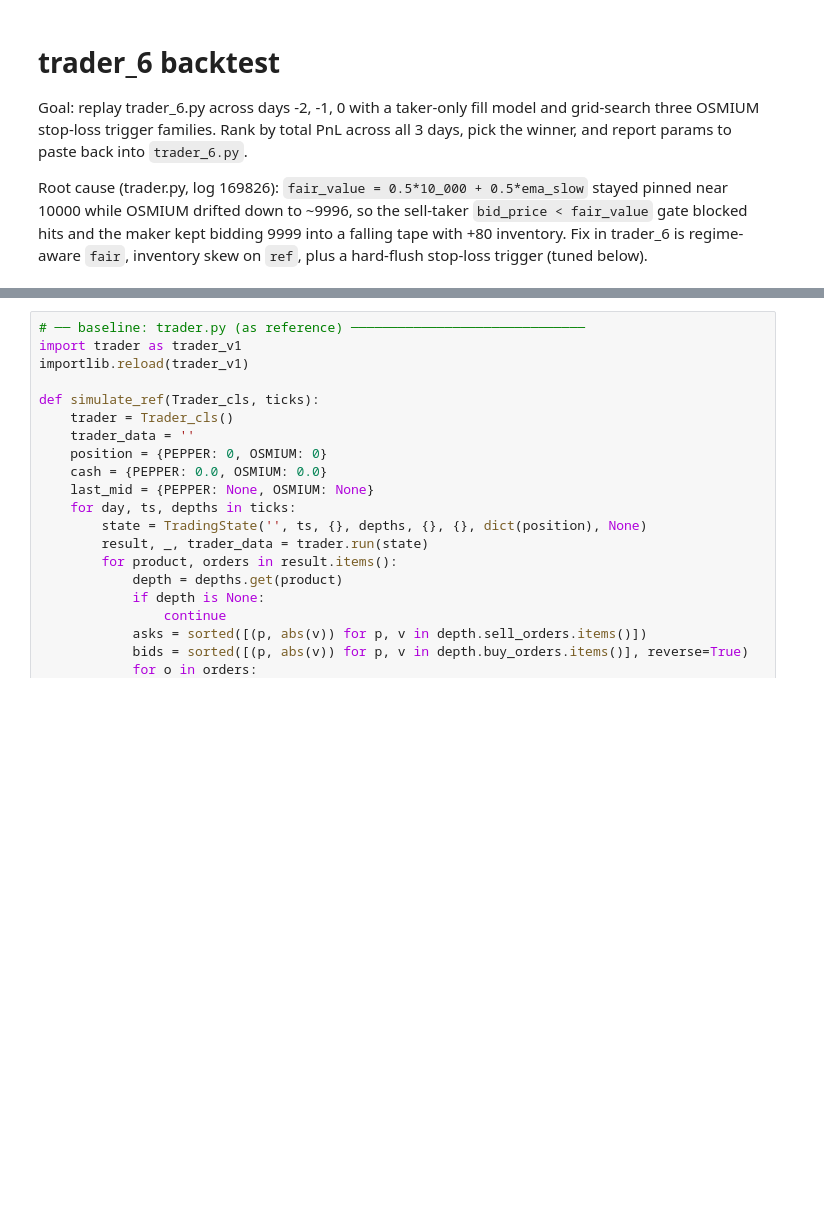
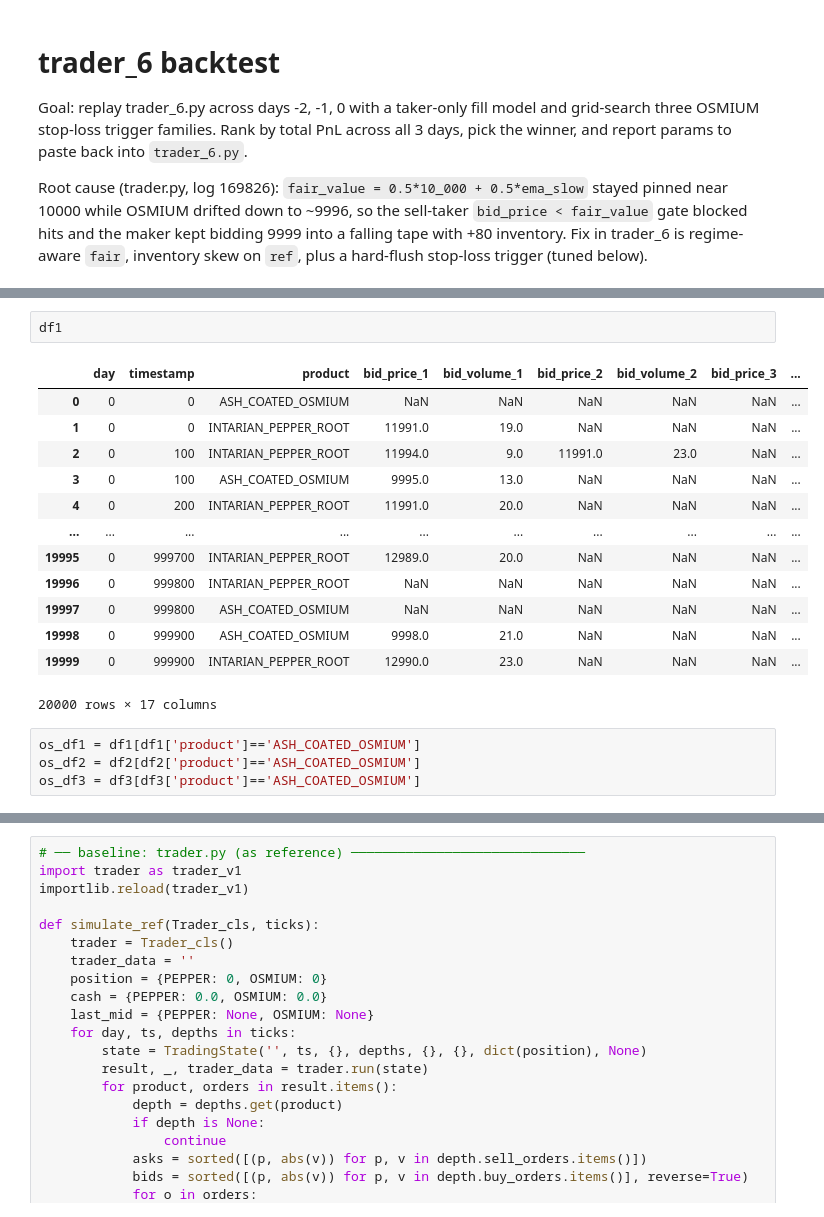
Before and after one commit to DevanshArora2002/IMC_Trading, a Jupyter notebook: Round_1/ROUND1/trader_6_backtest.ipynb, the cells around one changed output, grey strips where cells are left out. Cells and saved outputs as stored; diff of their text form; blank space fills up the shorter version.

```diff
--- a/Round_1/ROUND1/trader_6_backtest.ipynb
+++ b/Round_1/ROUND1/trader_6_backtest.ipynb
@@ -83,0 +92,20 @@ day 0: 10000 ticks
+# %%
+df1
+# %% [output]
+|  | day | timestamp | product | bid_price_1 | bid_volume_1 | bid_price_2 | bid_volume_2 | bid_price_3 | ... |
+| 0 | 0 | 0 | ASH_COATED_OSMIUM | NaN | NaN | NaN | NaN | NaN | ... |
+| 1 | 0 | 0 | INTARIAN_PEPPER_ROOT | 11991.0 | 19.0 | NaN | NaN | NaN | ... |
+| 2 | 0 | 100 | INTARIAN_PEPPER_ROOT | 11994.0 | 9.0 | 11991.0 | 23.0 | NaN | ... |
+| 3 | 0 | 100 | ASH_COATED_OSMIUM | 9995.0 | 13.0 | NaN | NaN | NaN | ... |
+| 4 | 0 | 200 | INTARIAN_PEPPER_ROOT | 11991.0 | 20.0 | NaN | NaN | NaN | ... |
+| ... | ... | ... | ... | ... | ... | ... | ... | ... | ... |
+| 19995 | 0 | 999700 | INTARIAN_PEPPER_ROOT | 12989.0 | 20.0 | NaN | NaN | NaN | ... |
+| 19996 | 0 | 999800 | INTARIAN_PEPPER_ROOT | NaN | NaN | NaN | NaN | NaN | ... |
+| 19997 | 0 | 999800 | ASH_COATED_OSMIUM | NaN | NaN | NaN | NaN | NaN | ... |
+| 19998 | 0 | 999900 | ASH_COATED_OSMIUM | 9998.0 | 21.0 | NaN | NaN | NaN | ... |
+| 19999 | 0 | 999900 | INTARIAN_PEPPER_ROOT | 12990.0 | 23.0 | NaN | NaN | NaN | ... |
+20000 rows × 17 columns
+# %%
+os_df1 = df1[df1['product']=='ASH_COATED_OSMIUM']
+os_df2 = df2[df2['product']=='ASH_COATED_OSMIUM']
+os_df3 = df3[df3['product']=='ASH_COATED_OSMIUM']
```
Also changed, not shown: parts of 7 cells of this notebook, 32 other files.
